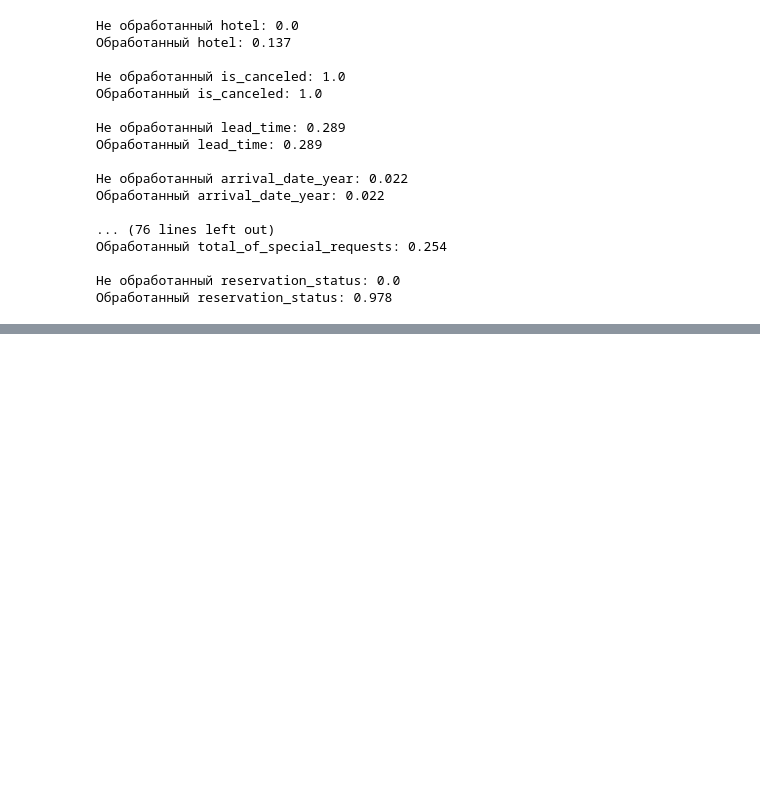
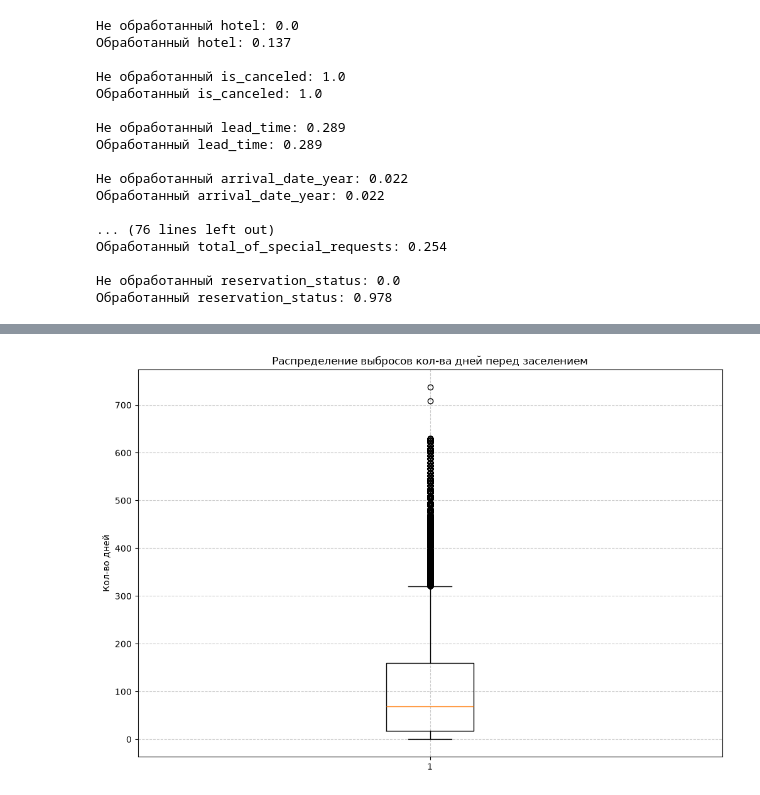
Before and after one commit to fblfca/pet_project2, a Jupyter notebook: notebooks/01_data_exploration.ipynb, the cells around one changed output, grey strips where cells are left out. Saved outputs shown, nothing was run; the diff lists cells and outputs as text; code cells hidden in the pictures; blank space fills up the shorter version.

```diff
--- a/notebooks/01_data_exploration.ipynb
+++ b/notebooks/01_data_exploration.ipynb
@@ -508,0 +581,16 @@ for col in df_prep_dcor_matrix.index:
+# %%
+plt.figure(figsize=(12, 8))
+
+plt.boxplot(
+    df_int['lead_time'],
+    meanline=True,
+    whis=(5, 95)
+)
+
+plt.title('Распределение выбросов кол-ва дней перед заселением')
+plt.ylabel('Кол-во дней')
+
+plt.grid(True, linestyle='--', alpha=0.65)
+plt.show()
+# %% [output]
+[figure, added]
```
Also changed, not shown: parts of 6 cells of this notebook, 2 other files.
